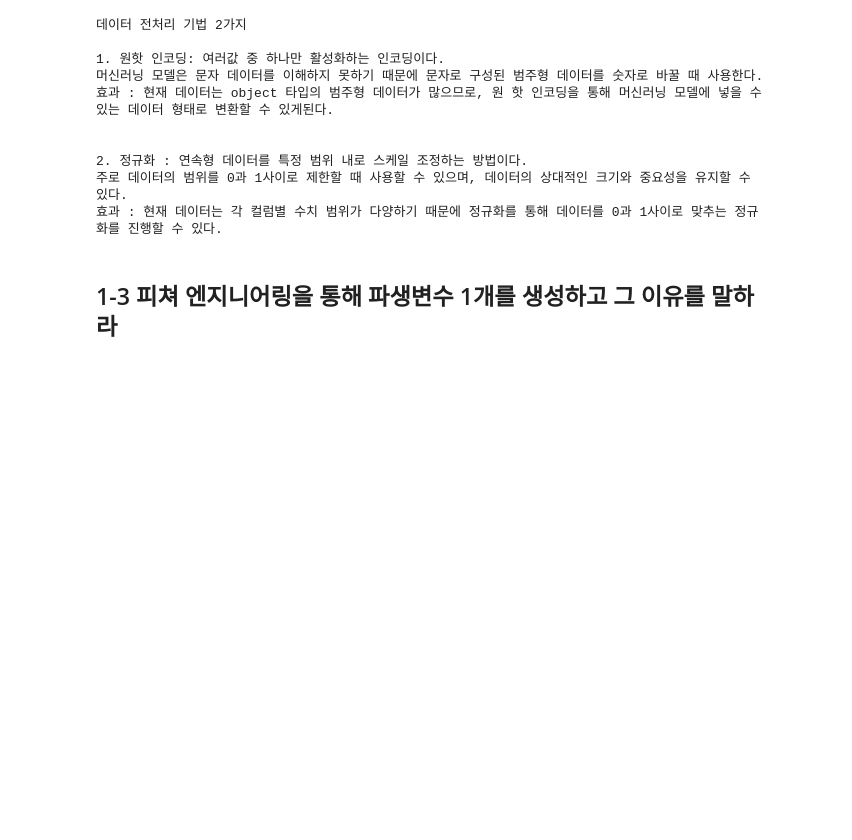
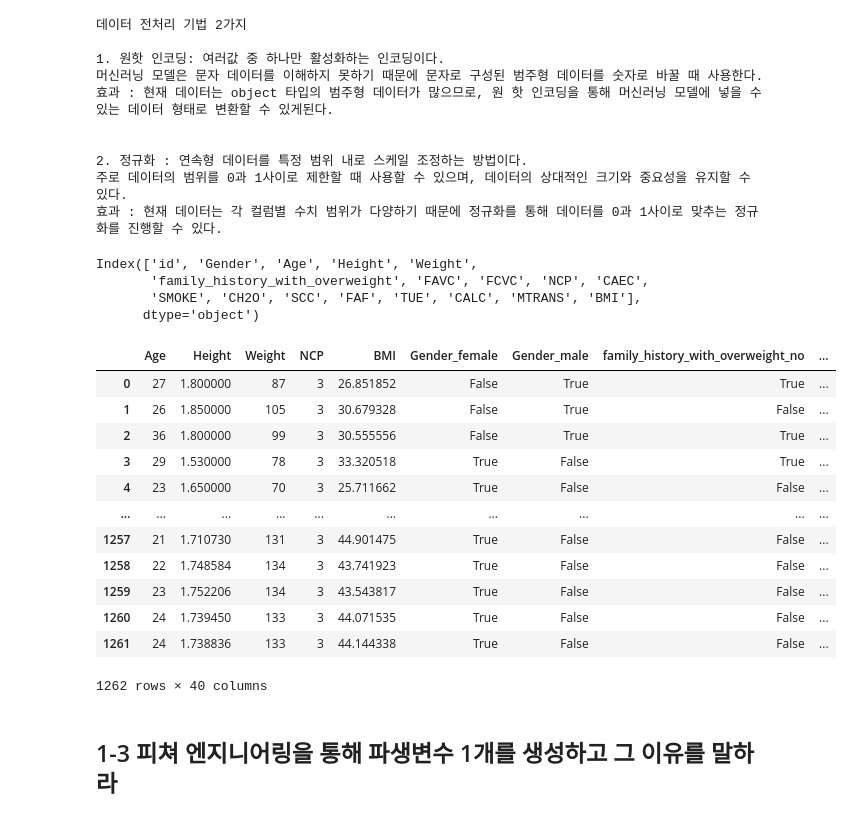
Before and after one commit to blueage98/adp_work, a Jupyter notebook: ADP-실기(2024)/16강/31회_기출문제.ipynb, the cells around one changed output. Saved outputs shown, nothing was run; the diff lists cells and outputs as text; code cells hidden in the pictures; blank space fills up the shorter version.

```diff
--- a/ADP-실기(2024)/16강/31회_기출문제.ipynb
+++ b/ADP-실기(2024)/16강/31회_기출문제.ipynb
@@ -133,6 +148,13 @@ print('''
 이상치의 유무를 확인하기 위해 수치형 변수의 시각화를 진행하였다.
 시각화 결과,이상치로 보이는 변수 Age, Weight, NCP를 확인할 수 있다.
 ''')
+numeric = df.select_dtypes(exclude = 'object').columns
+fig, axes = plt.subplots(1,5, figsize = (12,8))
+for ax, col in zip(axes.ravel(), df[numeric]):
+  if col in numeric:
+    ax.boxplot(df[col])
+    ax.set_xlabel(col)
+plt.show()
 # %% [output]
 이상치 확인
 
@@ -141,5 +163,14 @@ print('''
 [figure]
 # %%
 print('결측 및 이상치 처리')
+df['SCC'] = df['SCC'].fillna(df['SCC'].mode()[0])
+
+numeric = df.select_dtypes(exclude = 'object').columns
+
+for col in numeric :
+  IQR = df[col].quantile(0.75) - df[col].quantile(0.25)
+  top = df[col].quantile(0.75) + IQR * 1.5
+  down = df[col].quantile(0.25) - IQR * 1.5
+  df[col] = df[col].clip(down, top)
 # %% [output]
 결측 및 이상치 처리
@@ -169,6 +204,35 @@ print('''
 2. 정규화 : 연속형 데이터를 특정 범위 내로 스케일 조정하는 방법이다.
 주로 데이터의 범위를 0과 1사이로 제한할 때 사용할 수 있으며, 데이터의 상대적인 크기와 중요성을 유지할 수 있다.
 효과 : 현재 데이터는 각 컬럼별 수치 범위가 다양하기 때문에 정규화를 통해 데이터를 0과 1사이로 맞추는 정규화를 진행할 수 있다.
+# %%
+y = df['NObeyesdad']
+X = df.drop('NObeyesdad', axis = 1)
+X.columns
+# %% [output]
+Index(['id', 'Gender', 'Age', 'Height', 'Weight',
+       'family_history_with_overweight', 'FAVC', 'FCVC', 'NCP', 'CAEC',
+       'SMOKE', 'CH2O', 'SCC', 'FAF', 'TUE', 'CALC', 'MTRANS', 'BMI'],
+      dtype='object')
+# %%
+X = X.drop('id',axis = 1)
+# %%
+cat_df = X.select_dtypes(include = 'object').columns
+X = pd.get_dummies(X,columns = cat_df)
+X
+# %% [output]
+|  | Age | Height | Weight | NCP | BMI | Gender_female | Gender_male | family_history_with_overweight_no | ... |
+| 0 | 27 | 1.800000 | 87 | 3 | 26.851852 | False | True | True | ... |
+| 1 | 26 | 1.850000 | 105 | 3 | 30.679328 | False | True | False | ... |
+| 2 | 36 | 1.800000 | 99 | 3 | 30.555556 | False | True | True | ... |
+| 3 | 29 | 1.530000 | 78 | 3 | 33.320518 | True | False | True | ... |
+| 4 | 23 | 1.650000 | 70 | 3 | 25.711662 | True | False | False | ... |
+| ... | ... | ... | ... | ... | ... | ... | ... | ... | ... |
+| 1257 | 21 | 1.710730 | 131 | 3 | 44.901475 | True | False | False | ... |
+| 1258 | 22 | 1.748584 | 134 | 3 | 43.741923 | True | False | False | ... |
+| 1259 | 23 | 1.752206 | 134 | 3 | 43.543817 | True | False | False | ... |
+| 1260 | 24 | 1.739450 | 133 | 3 | 44.071535 | True | False | False | ... |
+| 1261 | 24 | 1.738836 | 133 | 3 | 44.144338 | True | False | False | ... |
+1262 rows × 40 columns
 # %% [markdown]
 ## 1-3 피쳐 엔지니어링을 통해 파생변수 1개를 생성하고 그 이유를 말하라
 
```
Also changed, not shown: parts of 27 cells of this notebook.
